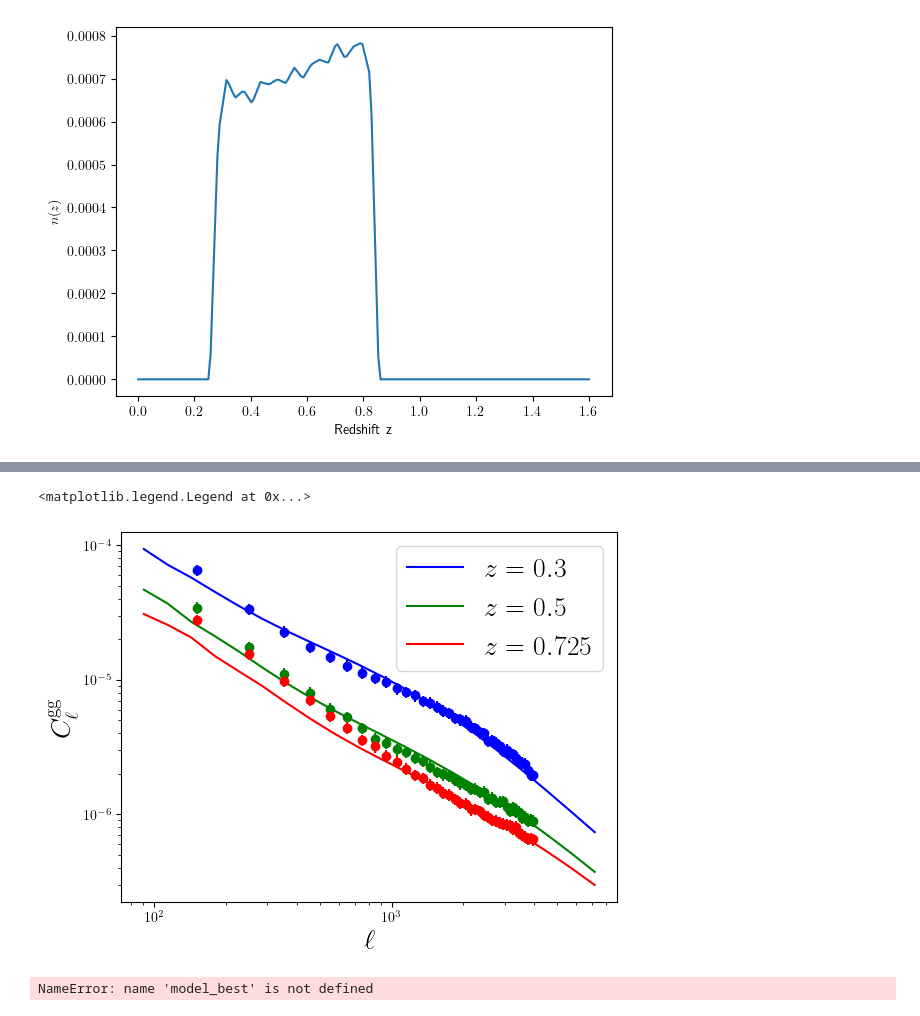
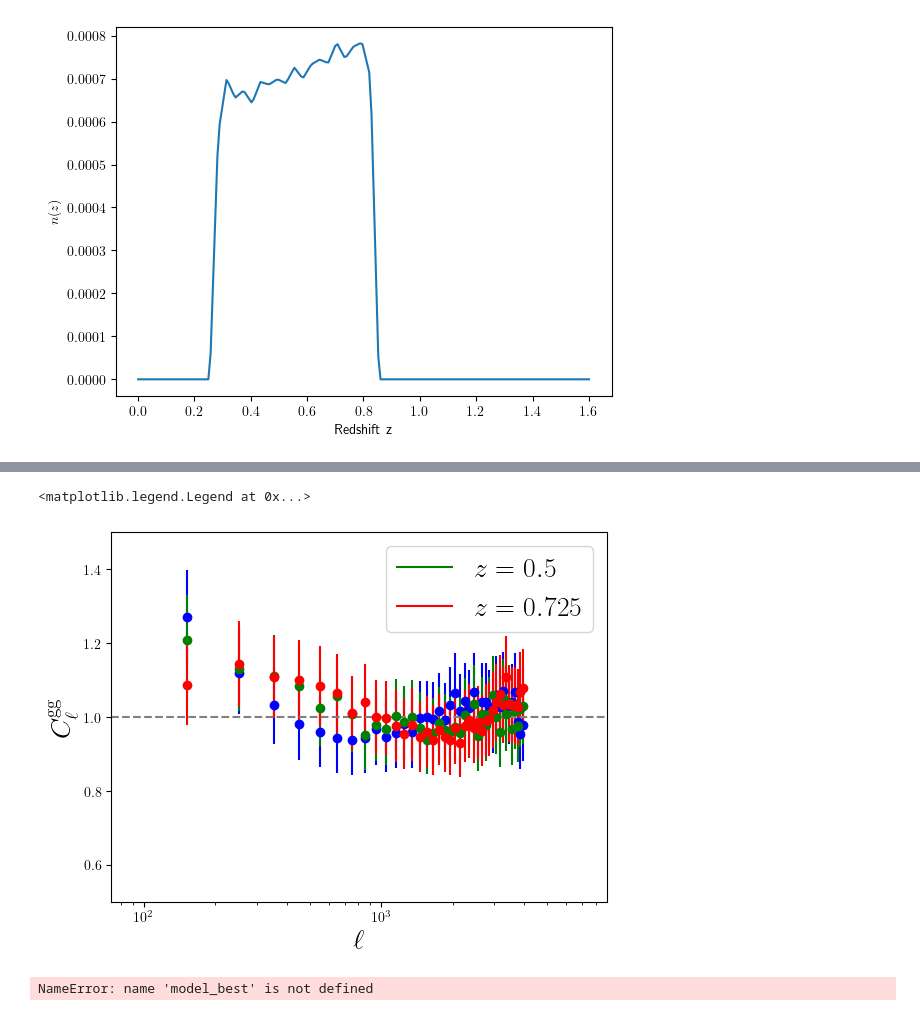
Before and after one commit to shivampcosmo/GODMAX, a Jupyter notebook: notebooks/xDESI/fit_abacus_Clgg.ipynb, the cells around one changed output, grey strips where cells are left out. Drawn from its saved outputs; the diff is of its cells as text; code cells hidden in the pictures.

```diff
--- a/notebooks/xDESI/fit_abacus_Clgg.ipynb
+++ b/notebooks/xDESI/fit_abacus_Clgg.ipynb
@@ -71,7 +77,17 @@ abs_path_src = os.path.abspath(curr_path / "../../src/")
 abs_path_results = os.path.abspath(curr_path / "../../results/")
 abs_path_params = os.path.abspath(curr_path / "../../param_files/")
 
-from deepmerge import always_merger
+# from deepmerge import always_merger
+from deepmerge import Merger
+my_merger = Merger(
+    [
+        (list, ["override"]),  # Override lists instead of appending
+        (dict, ["merge"])      # Still merge dictionaries
+    ],
+    ["override"],  # Default fallback strategy
+    ["override"]
+)
+
 def read_yaml(file_path):
     with open(file_path, 'r') as file:
         data = yaml.safe_load(file)
@@ -88,7 +104,7 @@ default_data = read_yaml(abs_path_params + '/params_default.yaml')
 # sim_params_dict, halo_params_dict, analysis_dict, other_params_dict = generate_dicts(default_data)
 new_data = read_yaml(abs_path_params + '/xDESI/params_fit_abacus.yaml')
 # new_data = read_yaml(abs_path_params + '/DESxACT/params_v0.yaml')
-merged_data = always_merger.merge(default_data, new_data)
+merged_data = my_merger.merge(default_data, new_data)
 
 sim_params_dict, halo_params_dict, analysis_dict, other_params_dict = generate_dicts(merged_data)
 
@@ -213,7 +229,7 @@ for ji in range(nz_info_dict['nbins_lens']):
     zvals_ji = zarray_lens[np.where(nz_ji > 2e-3)[0]]
     z_edges_lens.append(np.array([zvals_ji[0], zvals_ji[-1]]))
 z_edges_lens = np.array(z_edges_lens)
-nz_info_dict['z_edges_lens'] = z_edges_lens
+nz_info_dict['z_edges_bins_lens'] = z_edges_lens
 analysis_dict['nz_lens_info_dict'] = nz_info_dict
 
 
@@ -537,8 +680,8 @@ def Uniform(name, min_value, max_value):
 # )
 # %%
 from numpyro.infer import HMC, HMCECS, MCMC, NUTS, SA, SVI, Trace_ELBO, init_to_value
-num_warmup = 500
-num_samples = 500
+num_warmup = 1000
+num_samples = 1000
 n_vectorized = 24
 rng_key = jax.random.PRNGKey(42)
 nuts_kernel = numpyro.infer.NUTS(observed_model_reparam,
@@ -789,22 +1019,28 @@ pl.legend(fontsize=20)
+# %%
+logClgg_sims_interp0 = jnp.exp(jnp.interp(jnp.log(l_array_sims), jnp.log(Cls_test.ell_array), jnp.log(model_good.Cl_gal_gal_tot_mat[:,0,0])))
+logClgg_sims_interp1 = jnp.exp(jnp.interp(jnp.log(l_array_sims), jnp.log(Cls_test.ell_array), jnp.log(model_good.Cl_gal_gal_tot_mat[:,1,1])))
+logClgg_sims_interp2 = jnp.exp(jnp.interp(jnp.log(l_array_sims), jnp.log(Cls_test.ell_array), jnp.log(model_good.Cl_gal_gal_tot_mat[:,2,2])))
 # %%
 # Cls_test.Cl_gal_gal_tot_mat.shape
 
 colors = ['blue', 'green', 'red']
 pl.figure
-pl.plot(Cls_test.ell_array, model_good.Cl_gal_gal_tot_mat[:,0,0], color=colors[0], label=r'$z=0.3$')
-pl.errorbar(l_array_sims, Cl_gg_sims0, yerr=0.1*Cl_gg_sims0, fmt='o', color=colors[0])
+# pl.plot(Cls_test.ell_array, model_good.Cl_gal_gal_tot_mat[:,0,0], color=colors[0], label=r'$z=0.3$')
+pl.errorbar(l_array_sims, Cl_gg_sims0/logClgg_sims_interp0, yerr=0.1*Cl_gg_sims0/logClgg_sims_interp0, fmt='o', color=colors[0])
 pl.plot(Cls_test.ell_array, model_good.Cl_gal_gal_tot_mat[:,1,1], color=colors[1], label=r'$z=0.5$')
-pl.errorbar(l_array_sims, Cl_gg_sims1, yerr=0.1*Cl_gg_sims1, fmt='o', color=colors[1])
+pl.errorbar(l_array_sims, Cl_gg_sims1/logClgg_sims_interp1, yerr=0.1*Cl_gg_sims1/logClgg_sims_interp1, fmt='o', color=colors[1])
 pl.plot(Cls_test.ell_array, model_good.Cl_gal_gal_tot_mat[:,2,2], color=colors[2], label=r'$z=0.725$')
-pl.errorbar(l_array_sims, Cl_gg_sims2, yerr=0.1*Cl_gg_sims2, fmt='o', color=colors[2])
+pl.errorbar(l_array_sims, Cl_gg_sims2/logClgg_sims_interp2, yerr=0.1*Cl_gg_sims2/logClgg_sims_interp2, fmt='o', color=colors[2])
 pl.xscale('log')
-pl.yscale('log')
+# pl.yscale('log')
+pl.ylim(0.5, 1.5)
+pl.axhline(1.0, color='gray', linestyle='--')
 pl.xlabel(r'$\ell$', fontsize=20)
 pl.ylabel(r'$C_\ell^{\mathrm{gg}}$', fontsize=20)
 pl.legend(fontsize=20)
 # %% [output]
 <matplotlib.legend.Legend at 0x...>
-[figure, old version]
+[figure, new version]
 # %%
 # Cls_test.Cl_gal_gal_tot_mat.shape
 
```
Also changed, not shown: parts of 19 cells of this notebook, 50 other files.
